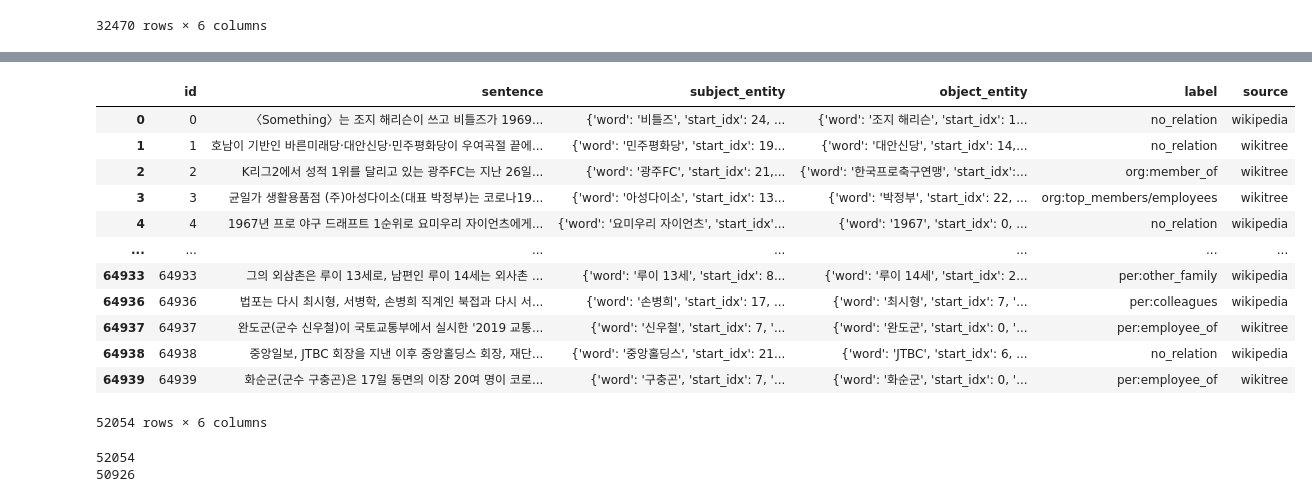
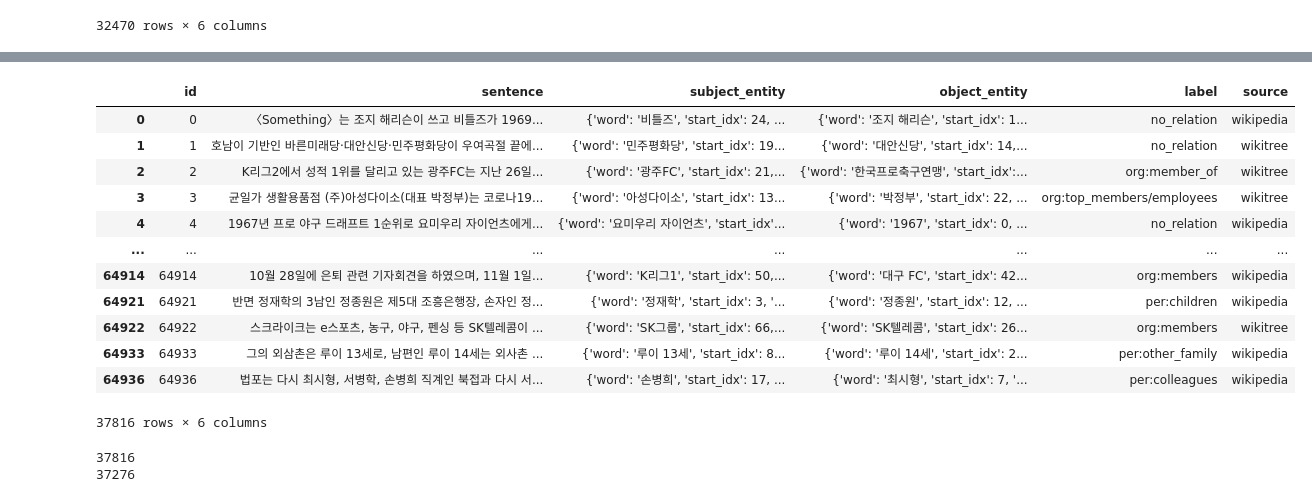
Before and after one commit to boostcampaitech2/klue-level2-nlp-17, a Jupyter notebook: code/data_augmentation.ipynb, the cells around one changed output, grey strips where cells are left out. Cells and saved outputs as stored; diff of their text form; code cells hidden in the pictures.

```diff
--- a/code/data_augmentation.ipynb
+++ b/code/data_augmentation.ipynb
@@ -10,5 +10,5 @@ print(np.__version__)
 # %%
-data_dir = "/opt/ml/dataset/train/train.csv"
+data_dir = "/opt/ml/klue-level2-nlp-17/dataset/train/train.csv"
 df = pd.read_csv(data_dir)
 df
 # %% [output]
@@ -46,44 +47,40 @@ org:number_of_employees/members        0.001478
 per:place_of_death                     0.001232
 Name: label, dtype: float64
 # %%
-change_entity_only = ["no_relation", "`org:alternate_names", "per:alternate_names", "per:spouse", "per:colleagues", "per:other_family", "per:siblings"]
-change_entity_and_label = ["org:members", "org:member_of", "per:parents", "per:children", "org:top_members/employees"]
+change_entity_only = ["per:alternate_names", "per:spouse", "per:colleagues", "per:other_family", "per:siblings"]
+change_entity_and_label = ["org:member_of", "per:parents", "per:children"]
 # %%
 added_index = len(df)
 for idx, row in df.iterrows():
     if row.label in change_entity_only:
         df.loc[added_index] = [added_index, row.sentence, row.object_entity, row.subject_entity, row.label, row.source]
-    elif row.label == "org:members":
-        df.loc[added_index] = [added_index, row.sentence, row.object_entity, row.subject_entity, "org:member_of", row.source]
     elif row.label == "org:member_of":
         df.loc[added_index] = [added_index, row.sentence, row.object_entity, row.subject_entity, "org:members", row.source]
     elif row.label == "per:parents":
         df.loc[added_index] = [added_index, row.sentence, row.object_entity, row.subject_entity, "per:children", row.source]
     elif row.label == "per:children":
         df.loc[added_index] = [added_index, row.sentence, row.object_entity, row.subject_entity, "per:parents", row.source]
-    elif row.label == "org:top_members/employees":
-        df.loc[added_index] = [added_index, row.sentence, row.object_entity, row.subject_entity, "per:employee_of", row.source]
     added_index += 1
 
 df
 # %% [output]
 |  | id | sentence | subject_entity | object_entity | label | source |
 | 0 | 0 | 〈Something〉는 조지 해리슨이 쓰고 비틀즈가 1969... | {'word': '비틀즈', 'start_idx': 24, ... | {'word': '조지 해리슨', 'start_idx': 1... | no_relation | wikipedia |
 | 1 | 1 | 호남이 기반인 바른미래당·대안신당·민주평화당이 우여곡절 끝에... | {'word': '민주평화당', 'start_idx': 19... | {'word': '대안신당', 'start_idx': 14,... | no_relation | wikitree |
 | 2 | 2 | K리그2에서 성적 1위를 달리고 있는 광주FC는 지난 26일... | {'word': '광주FC', 'start_idx': 21,... | {'word': '한국프로축구연맹', 'start_idx':... | org:member_of | wikitree |
 | 3 | 3 | 균일가 생활용품점 (주)아성다이소(대표 박정부)는 코로나19... | {'word': '아성다이소', 'start_idx': 13... | {'word': '박정부', 'start_idx': 22, ... | org:top_members/employees | wikitree |
 | 4 | 4 | 1967년 프로 야구 드래프트 1순위로 요미우리 자이언츠에게... | {'word': '요미우리 자이언츠', 'start_idx'... | {'word': '1967', 'start_idx': 0, ... | no_relation | wikipedia |
 | ... | ... | ... | ... | ... | ... | ... |
+| 64914 | 64914 | 10월 28일에 은퇴 관련 기자회견을 하였으며, 11월 1일... | {'word': 'K리그1', 'start_idx': 50,... | {'word': '대구 FC', 'start_idx': 42... | org:members | wikipedia |
+| 64921 | 64921 | 반면 정재학의 3남인 정종원은 제5대 조흥은행장, 손자인 정... | {'word': '정재학', 'start_idx': 3, '... | {'word': '정종원', 'start_idx': 12, ... | per:children | wikipedia |
+| 64922 | 64922 | 스크라이크는 e스포츠, 농구, 야구, 펜싱 등 SK텔레콤이 ... | {'word': 'SK그룹', 'start_idx': 66,... | {'word': 'SK텔레콤', 'start_idx': 26... | org:members | wikitree |
 | 64933 | 64933 | 그의 외삼촌은 루이 13세로, 남편인 루이 14세는 외사촌 ... | {'word': '루이 13세', 'start_idx': 8... | {'word': '루이 14세', 'start_idx': 2... | per:other_family | wikipedia |
 | 64936 | 64936 | 법포는 다시 최시형, 서병학, 손병희 직계인 북접과 다시 서... | {'word': '손병희', 'start_idx': 17, ... | {'word': '최시형', 'start_idx': 7, '... | per:colleagues | wikipedia |
-| 64937 | 64937 | 완도군(군수 신우철)이 국토교통부에서 실시한 '2019 교통... | {'word': '신우철', 'start_idx': 7, '... | {'word': '완도군', 'start_idx': 0, '... | per:employee_of | wikitree |
-| 64938 | 64938 | 중앙일보, JTBC 회장을 지낸 이후 중앙홀딩스 회장, 재단... | {'word': '중앙홀딩스', 'start_idx': 21... | {'word': 'JTBC', 'start_idx': 6, ... | no_relation | wikipedia |
-| 64939 | 64939 | 화순군(군수 구충곤)은 17일 동면의 이장 20여 명이 코로... | {'word': '구충곤', 'start_idx': 7, '... | {'word': '화순군', 'start_idx': 0, '... | per:employee_of | wikitree |
-52054 rows × 6 columns
+37816 rows × 6 columns
 # %%
 print(len(df))
-df.drop_duplicates(subset=["sentence", "subject_entity", "object_entity", "label", "source"], inplace=True)
+df.drop_duplicates(subset=["sentence", "subject_entity", "object_entity", "label"], inplace=True)
 print(len(df))
 # %% [output]
-52054
-50926
+37816
+37276
```
Also changed, not shown: parts of 7 cells of this notebook, 7 other files.
